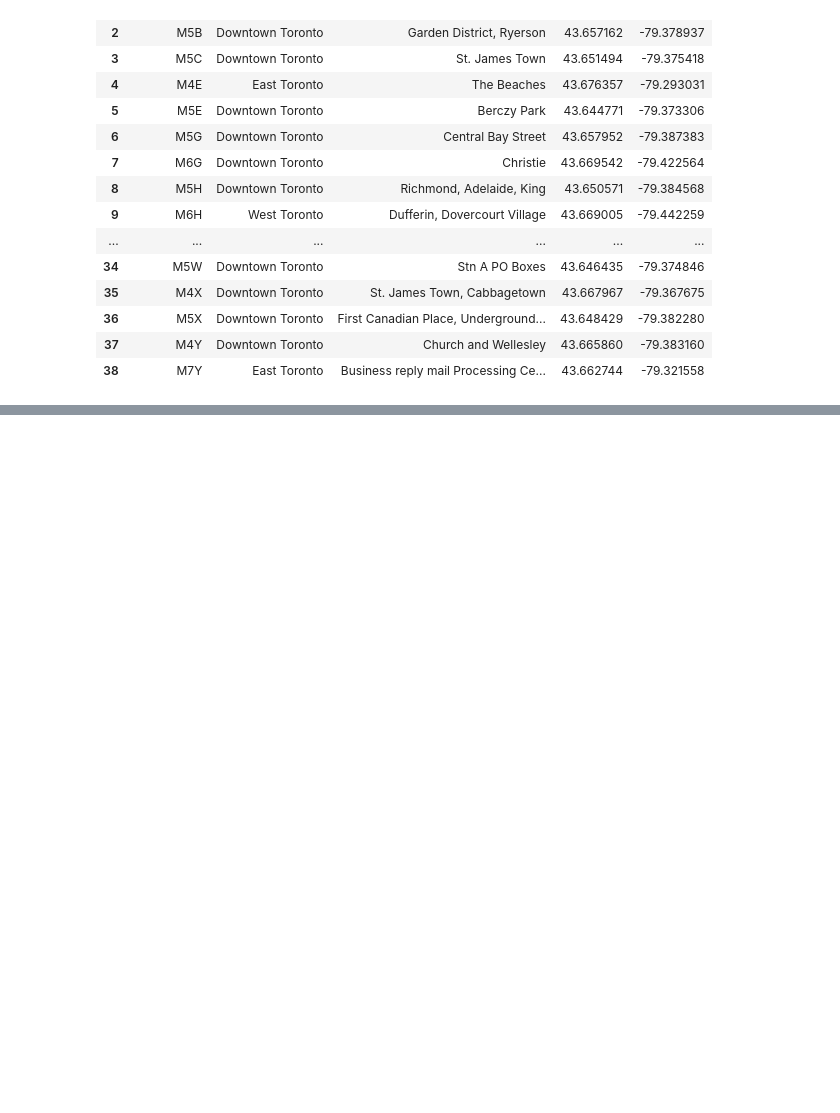
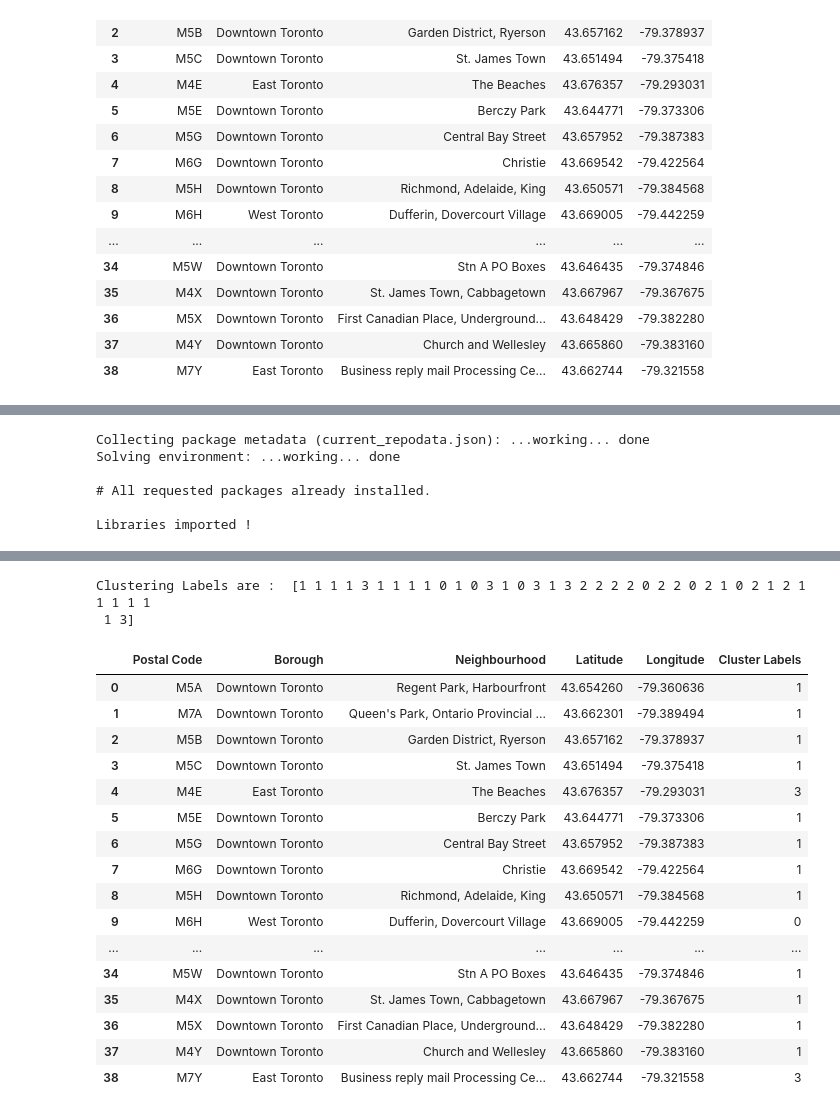
Before and after one commit to Taleb82/Coursera_Capstone, a Jupyter notebook: Capstone_project_week3.ipynb, the cells around one changed output, grey strips where cells are left out. Saved outputs shown, nothing was run; the diff lists cells and outputs as text; code cells hidden in the pictures; blank space fills up the shorter version.

```diff
--- a/Capstone_project_week3.ipynb
+++ b/Capstone_project_week3.ipynb
@@ -137,3 +123,24 @@ Libraries imported.
+# %%
+# Installing and importing Folium package for map creation
+!conda install -c conda-forge folium=0.5.0 --yes
+import folium
+
+# Importing KMeans for clustering the neighbourhoods
+from sklearn.cluster import KMeans
+import numpy as np
+
+# Importing Matplotlib and associated plotting modules for color-coding the clustered neighbourhoods
+import matplotlib.cm as cm
+import matplotlib.colors as colors
+
+print('Libraries imported !')
+# %% [output]
+Collecting package metadata (current_repodata.json): ...working... done
+Solving environment: ...working... done
+
+# All requested packages already installed.
+
+Libraries imported !
 # %%
 import folium
 # create map of Toronto using latitude and longitude values
@@ -156,3 +163,54 @@ for lat, lng, poscode in zip(NT_T['Latitude'], NT_T['Longitude'], NT_T['Postal C
 map_toronto
 # %% [output]
 [interactive output not drawn]
+# %%
+# One-Hot encoding
+NT_T_onehot = pd.get_dummies(NT_T[['Borough']], prefix="", prefix_sep="")
+
+# Add Neighbourhood column to One-Hot encoding dataframe
+NT_T_onehot['Neighbourhood'] = NT_T['Neighbourhood']
+
+# Move Neighborhood column to the first column
+fixed_columns = [NT_T_onehot.columns[-1]] + list(tor_onehot.columns[:-1])
+NT_T_onehot = NT_T_onehot[fixed_columns]
+
+# Dropping the Neighbourhood column
+NT_T_grouped_clustering = NT_T_onehot.drop('Neighbourhood', 1)
+# %%
+# Defining the number of clusters
+num_clusters = 4
+
+# KMeans algorithm
+k_means = KMeans(init="k-means++", n_clusters=num_clusters, n_init=12)
+k_means.fit(NT_T_grouped_clustering)
+labels = k_means.labels_
+
+# Printing the cluster labels
+print('Clustering Labels are : ',labels)
+# %% [output]
+Clustering Labels are :  [1 1 1 1 3 1 1 1 1 0 1 0 3 1 0 3 1 3 2 2 2 2 0 2 2 0 2 1 0 2 1 2 1 1 1 1 1
+ 1 3]
+# %%
+# Add clustering labels back to DataFrame
+NT_T.insert(5, 'Cluster Labels', k_means.labels_)
+
+# Displaying final dataframe
+NT_T
+# %% [output]
+|  | Postal Code | Borough | Neighbourhood | Latitude | Longitude | Cluster Labels |
+| 0 | M5A | Downtown Toronto | Regent Park, Harbourfront | 43.654260 | -79.360636 | 1 |
+| 1 | M7A | Downtown Toronto | Queen's Park, Ontario Provincial ... | 43.662301 | -79.389494 | 1 |
+| 2 | M5B | Downtown Toronto | Garden District, Ryerson | 43.657162 | -79.378937 | 1 |
+| 3 | M5C | Downtown Toronto | St. James Town | 43.651494 | -79.375418 | 1 |
+| 4 | M4E | East Toronto | The Beaches | 43.676357 | -79.293031 | 3 |
+| 5 | M5E | Downtown Toronto | Berczy Park | 43.644771 | -79.373306 | 1 |
+| 6 | M5G | Downtown Toronto | Central Bay Street | 43.657952 | -79.387383 | 1 |
+| 7 | M6G | Downtown Toronto | Christie | 43.669542 | -79.422564 | 1 |
+| 8 | M5H | Downtown Toronto | Richmond, Adelaide, King | 43.650571 | -79.384568 | 1 |
+| 9 | M6H | West Toronto | Dufferin, Dovercourt Village | 43.669005 | -79.442259 | 0 |
+| ... | ... | ... | ... | ... | ... | ... |
+| 34 | M5W | Downtown Toronto | Stn A PO Boxes | 43.646435 | -79.374846 | 1 |
+| 35 | M4X | Downtown Toronto | St. James Town, Cabbagetown | 43.667967 | -79.367675 | 1 |
+| 36 | M5X | Downtown Toronto | First Canadian Place, Underground... | 43.648429 | -79.382280 | 1 |
+| 37 | M4Y | Downtown Toronto | Church and Wellesley | 43.665860 | -79.383160 | 1 |
+| 38 | M7Y | East Toronto | Business reply mail Processing Ce... | 43.662744 | -79.321558 | 3 |
```
Also changed, not shown: parts of 10 cells of this notebook.
